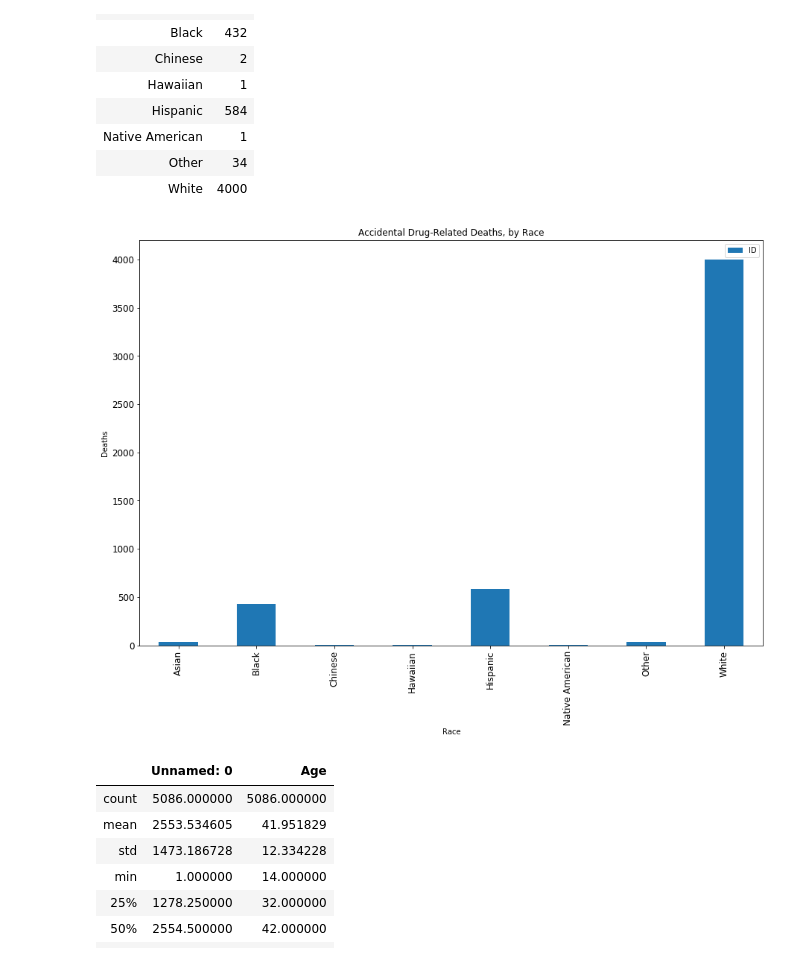
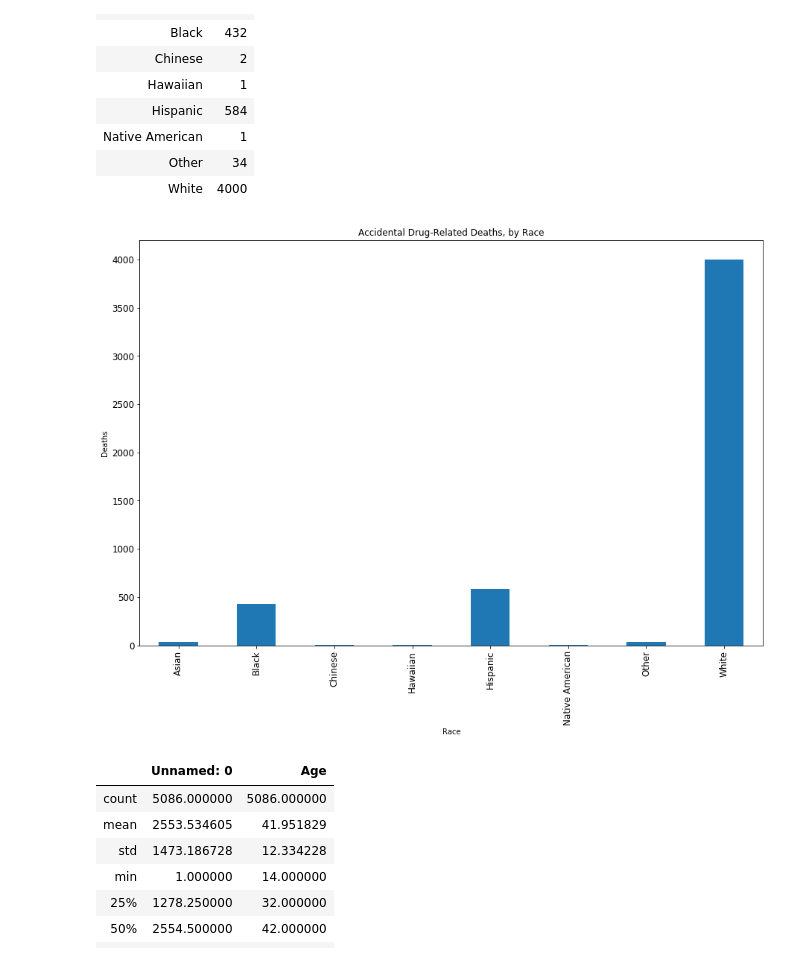
Before and after one commit to prerak-patel/Accidental-Drug-Related-Deaths, a Jupyter notebook: Age, Gender, Race correlation - updated.ipynb, the cells around one changed output. Drawn from its saved outputs; the diff is of its cells as text; code cells hidden in the pictures.

```diff
--- a/Age, Gender, Race correlation - updated.ipynb
+++ b/Age, Gender, Race correlation - updated.ipynb
@@ -108,12 +105,12 @@ grouped_race_df.head(15)
 | White | 4000 |
 # %%
 # Bar graph of Accidental Drug-related Deaths by Race
-ax = grouped_race_df.plot(kind='bar', title ="Accidental Drug-Related Deaths, by Race", figsize=(15, 10), legend=True, fontsize=12)
+ax = grouped_race_df.plot(kind='bar', title ="Accidental Drug-Related Deaths, by Race", figsize=(15, 10), legend=False, fontsize=12)
 plt.xlabel("Race")
 plt.ylabel("Deaths")
 plt.show()
 # %% [output]
-[figure, old version]
+[figure, new version]
 # %%
 # Statistical overview
 reduced_df.describe()
```
Also changed, not shown: parts of 4 cells of this notebook.
